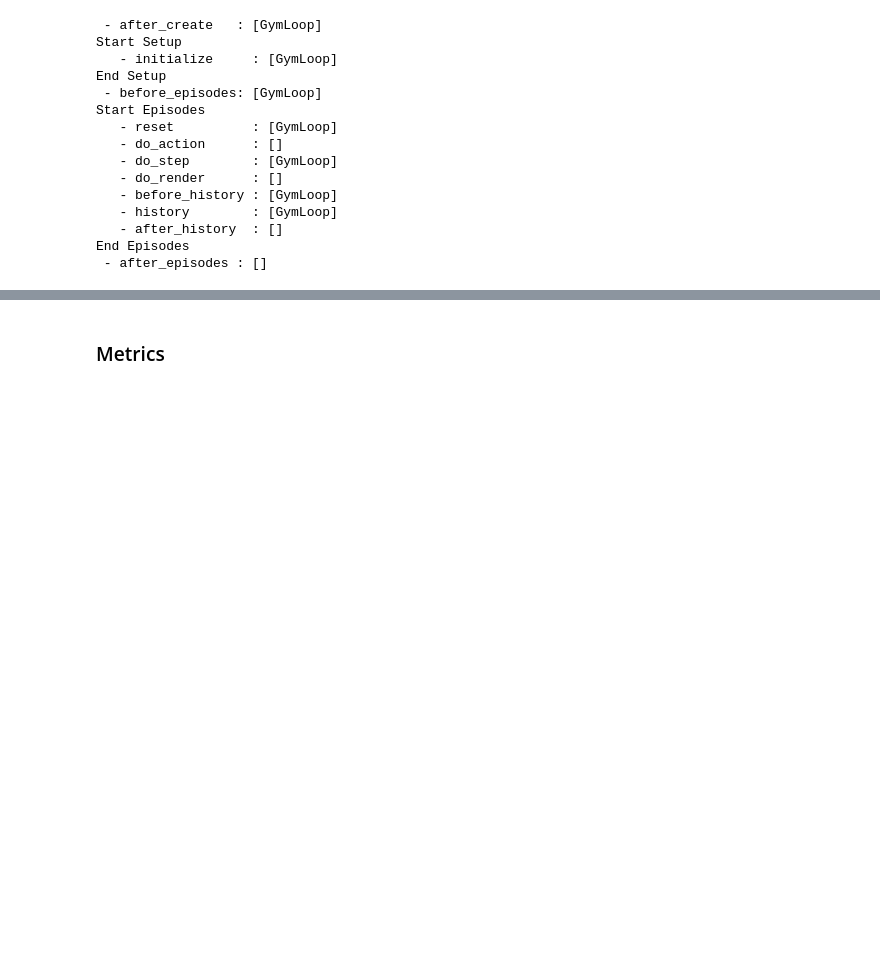
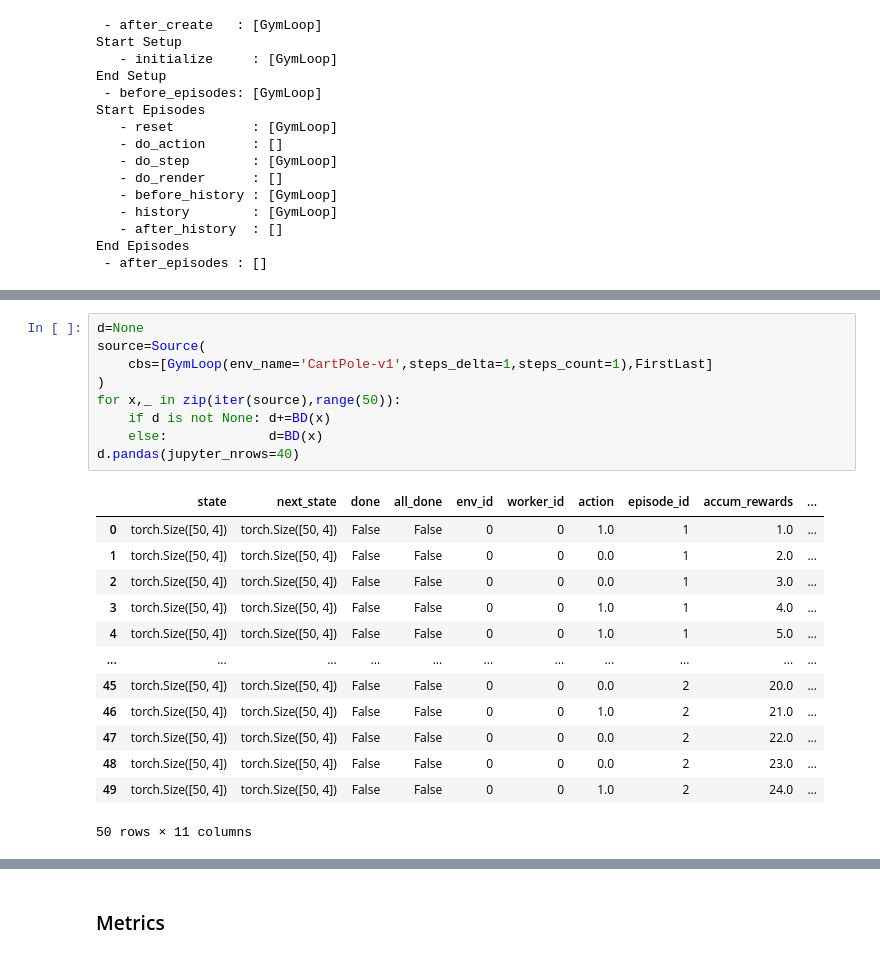
Before and after one commit to josiahls/fastrl, a Jupyter notebook: nbs/05c_data.gym.ipynb, the cells around one changed output, grey strips where cells are left out. Cells and saved outputs as stored; diff of their text form; blank space fills up the shorter version.

```diff
--- a/nbs/05c_data.gym.ipynb
+++ b/nbs/05c_data.gym.ipynb
@@ -382,3 +390,26 @@ Start Episodes
    - after_history  : []
 End Episodes
  - after_episodes : []
+# %%
+d=None
+source=Source(
+    cbs=[GymLoop(env_name='CartPole-v1',steps_delta=1,steps_count=1),FirstLast]
+)
+for x,_ in zip(iter(source),range(50)):
+    if d is not None: d+=BD(x)
+    else:             d=BD(x)
+d.pandas(jupyter_nrows=40)
+# %% [output]
+|  | state | next_state | done | all_done | env_id | worker_id | action | episode_id | accum_rewards | ... |
+| 0 | torch.Size([50, 4]) | torch.Size([50, 4]) | False | False | 0 | 0 | 1.0 | 1 | 1.0 | ... |
+| 1 | torch.Size([50, 4]) | torch.Size([50, 4]) | False | False | 0 | 0 | 0.0 | 1 | 2.0 | ... |
+| 2 | torch.Size([50, 4]) | torch.Size([50, 4]) | False | False | 0 | 0 | 0.0 | 1 | 3.0 | ... |
+| 3 | torch.Size([50, 4]) | torch.Size([50, 4]) | False | False | 0 | 0 | 1.0 | 1 | 4.0 | ... |
+| 4 | torch.Size([50, 4]) | torch.Size([50, 4]) | False | False | 0 | 0 | 1.0 | 1 | 5.0 | ... |
+| ... | ... | ... | ... | ... | ... | ... | ... | ... | ... | ... |
+| 45 | torch.Size([50, 4]) | torch.Size([50, 4]) | False | False | 0 | 0 | 0.0 | 2 | 20.0 | ... |
+| 46 | torch.Size([50, 4]) | torch.Size([50, 4]) | False | False | 0 | 0 | 1.0 | 2 | 21.0 | ... |
+| 47 | torch.Size([50, 4]) | torch.Size([50, 4]) | False | False | 0 | 0 | 0.0 | 2 | 22.0 | ... |
+| 48 | torch.Size([50, 4]) | torch.Size([50, 4]) | False | False | 0 | 0 | 0.0 | 2 | 23.0 | ... |
+| 49 | torch.Size([50, 4]) | torch.Size([50, 4]) | False | False | 0 | 0 | 1.0 | 2 | 24.0 | ... |
+50 rows × 11 columns
```
Also changed, not shown: parts of 9 cells of this notebook, 10 other files.
